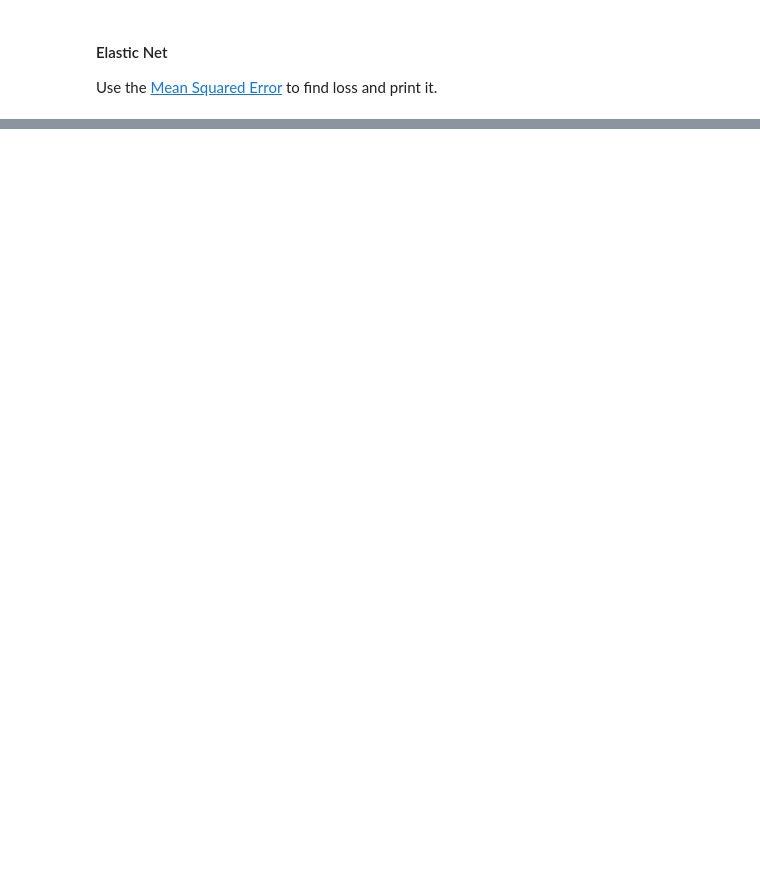
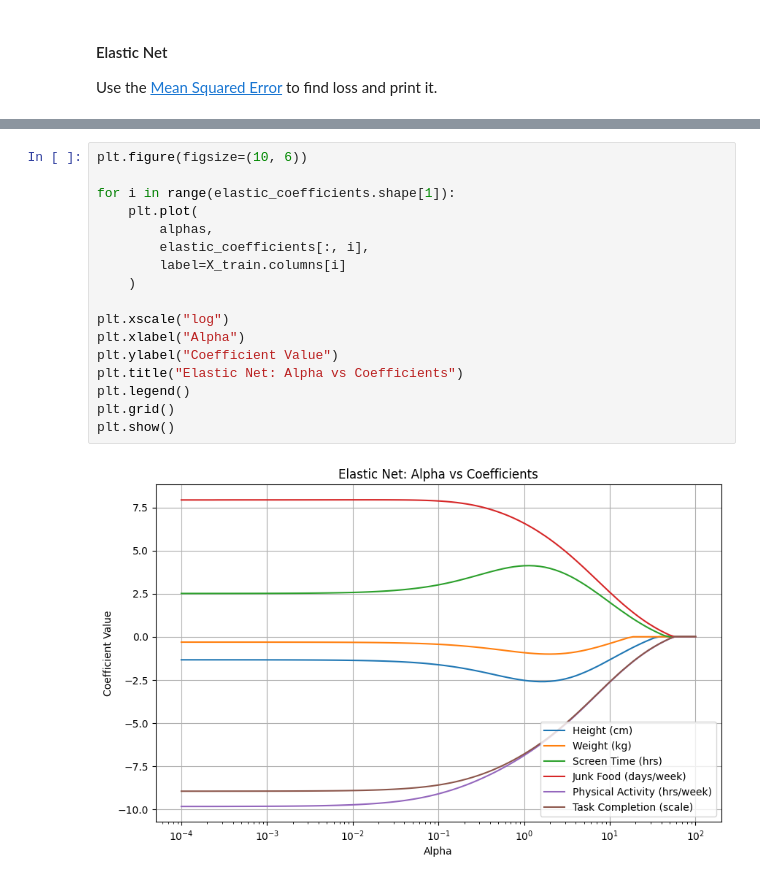
Before and after one commit to FurqanAlyy/AI-ML-NIAI, a Jupyter notebook: 5_Class_Challenge_Module4_DIY_Regression.ipynb, the cells around one changed output, grey strips where cells are left out. Drawn from its saved outputs; the diff is of its cells as text; blank space fills up the shorter version.

```diff
--- a/5_Class_Challenge_Module4_DIY_Regression.ipynb
+++ b/5_Class_Challenge_Module4_DIY_Regression.ipynb
@@ -722,0 +845,19 @@ Use the [Mean Squared Error](https://scikit-learn.org/stable/modules/generated/s
+# %%
+plt.figure(figsize=(10, 6))
+
+for i in range(elastic_coefficients.shape[1]):
+    plt.plot(
+        alphas,
+        elastic_coefficients[:, i],
+        label=X_train.columns[i]
+    )
+
+plt.xscale("log")
+plt.xlabel("Alpha")
+plt.ylabel("Coefficient Value")
+plt.title("Elastic Net: Alpha vs Coefficients")
+plt.legend()
+plt.grid()
+plt.show()
+# %% [output]
+[figure, added]
```
Also changed, not shown: parts of 5 cells of this notebook.
